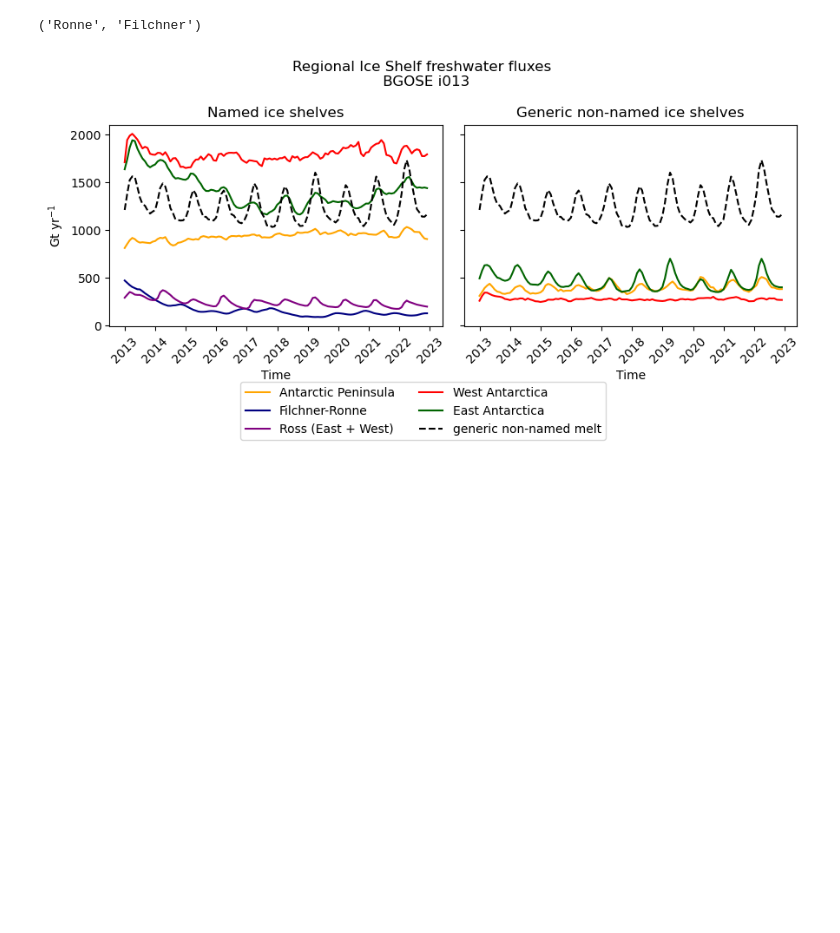
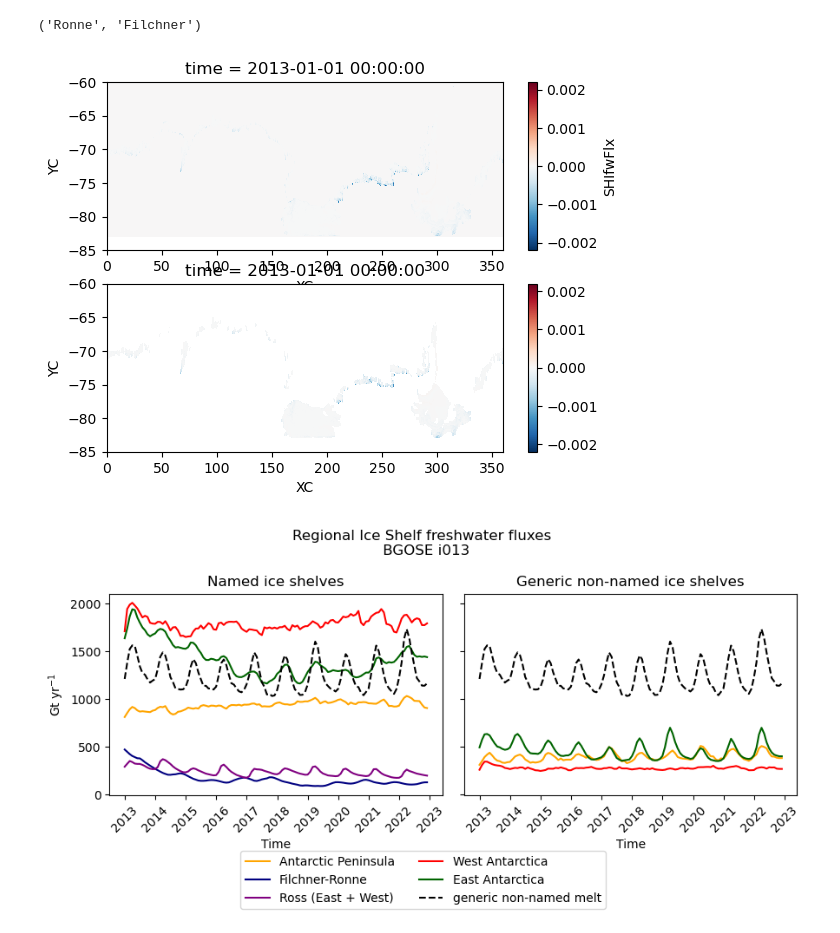
Before and after one commit to keturner8/BGOSE_iceshelves, a Jupyter notebook: seasonal_cycles_BGOSE6.ipynb, the cells around one changed output. Saved outputs shown, nothing was run; the diff lists cells and outputs as text; code cells hidden in the pictures; blank space fills up the shorter version.

```diff
--- a/seasonal_cycles_BGOSE6.ipynb
+++ b/seasonal_cycles_BGOSE6.ipynb
@@ -216,6 +216,15 @@ Names[29:-1]  # E Antarctica (no Filchner or Ross)
 Names[12], Names[-1]  # Ronne-Filchner
 # %% [output]
 ('Ronne', 'Filchner')
+# %%
+fig, axs = plt.subplots(nrows=2, ncols=1)
+ds1.SHIfwFlx[0,:,:].plot(ax=axs[0])
+(ds1.SHIfwFlx[0,:,:] * ds_BGOSE.shelf_mask / ds_BGOSE.shelf_mask).plot(ax=axs[1])
+
+for i in range(2):
+    axs[i].set_ylim([-85, -60])
+# %% [output]
+[figure, added]
 # %%
 idx_AP = ds_BGOSE.shelf_mask.isin(np.arange(1, 12))
 idx_WA = ds_BGOSE.shelf_mask.isin(np.arange(13, 27))
```
Also changed, not shown: parts of 5 cells of this notebook, 10 other files.
